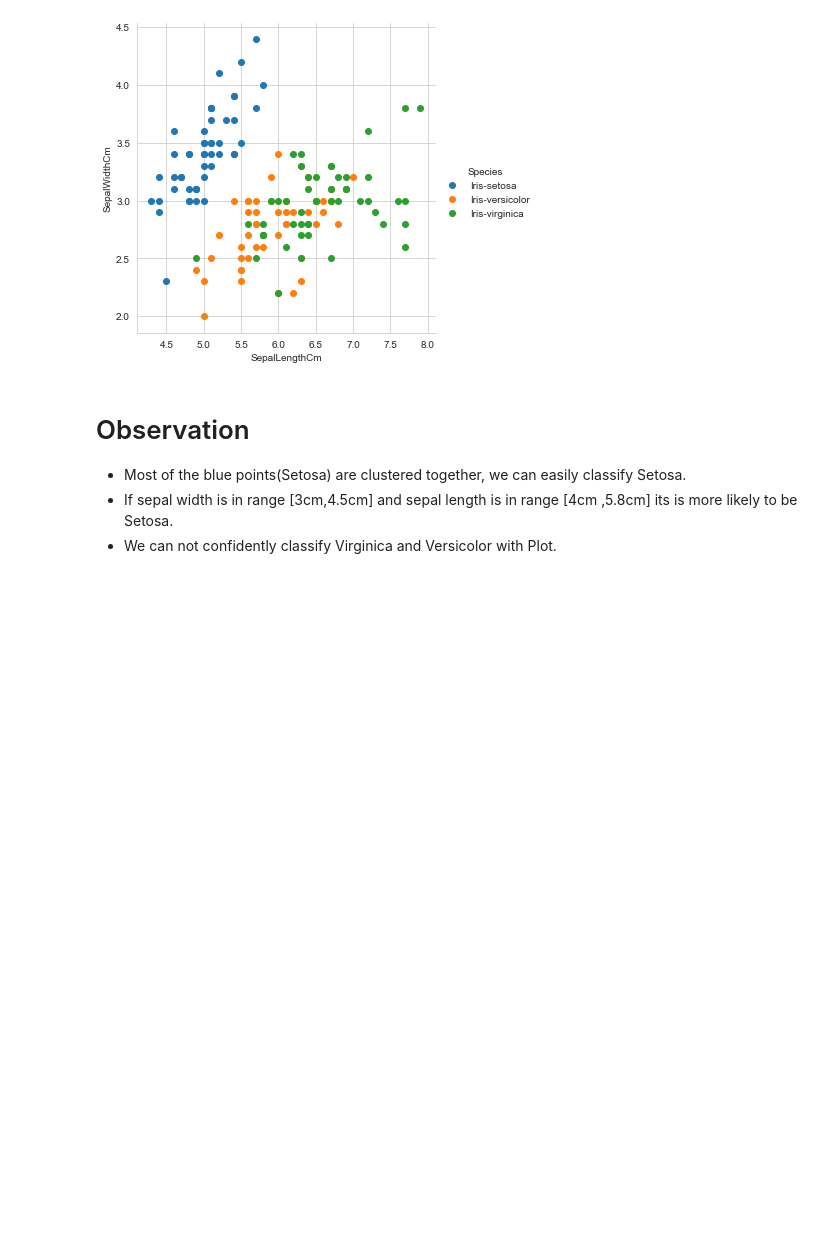
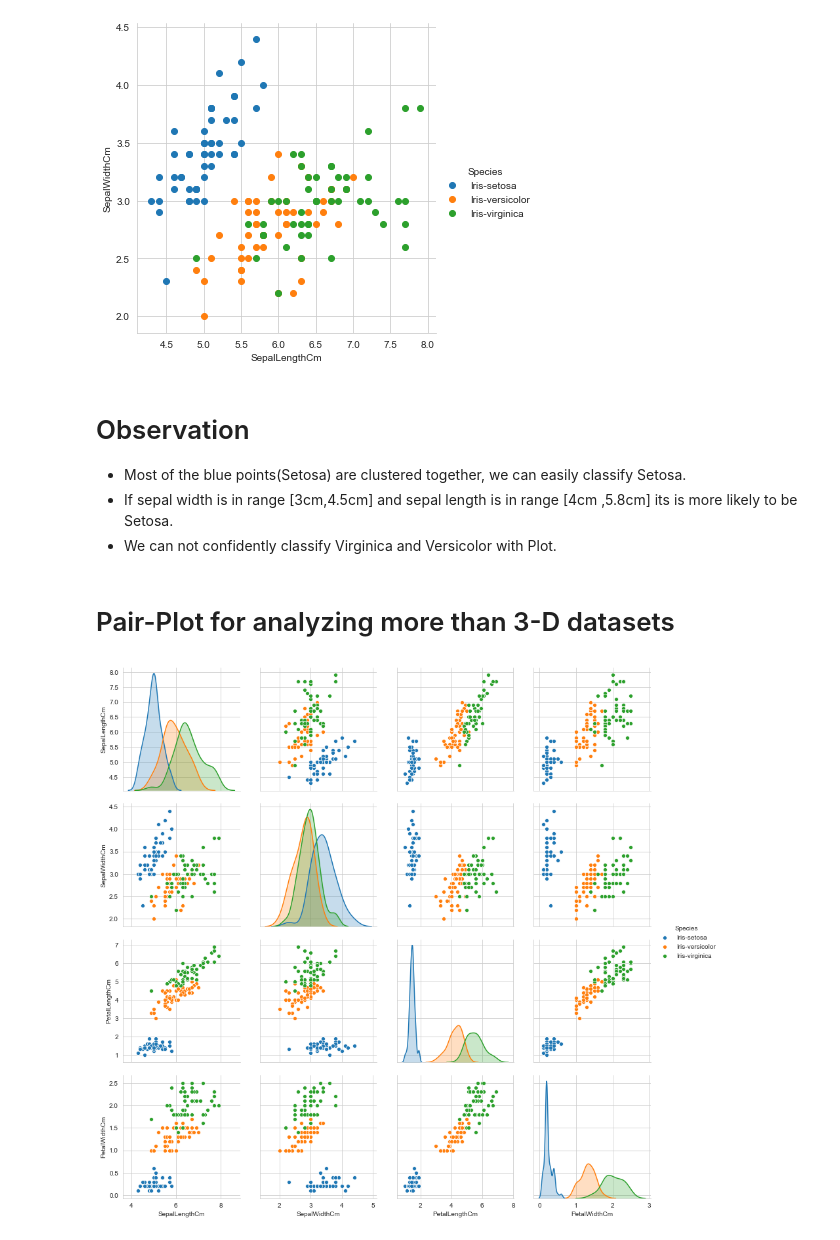
Before and after one commit to arpitiiitv/Exploratory-Data-Analysis, a Jupyter notebook: Iris EDA/EDA Iris Dataset.ipynb, the cells around one changed output. Saved outputs shown, nothing was run; the diff lists cells and outputs as text; code cells hidden in the pictures; blank space fills up the shorter version.

```diff
--- a/Iris EDA/EDA Iris Dataset.ipynb
+++ b/Iris EDA/EDA Iris Dataset.ipynb
@@ -98,3 +110,11 @@ sns.FacetGrid(iris,hue='Species',size=5).map(plt.scatter,"SepalLengthCm","SepalW
     <li>If sepal width is in range [3cm,4.5cm]  and sepal length is in range [4cm ,5.8cm] its is more likely to be Setosa.</li>
     <li>We can not confidently classify Virginica and Versicolor with Plot.</li>
 </ul>
+# %% [markdown]
+# Pair-Plot for analyzing more than 3-D datasets
+# %%
+sns.set_style('whitegrid')
+sns.pairplot(iris,hue='Species',size=3)
+plt.show()
+# %% [output]
+[figure, added]
```
Also changed, not shown: parts of 30 cells of this notebook.
